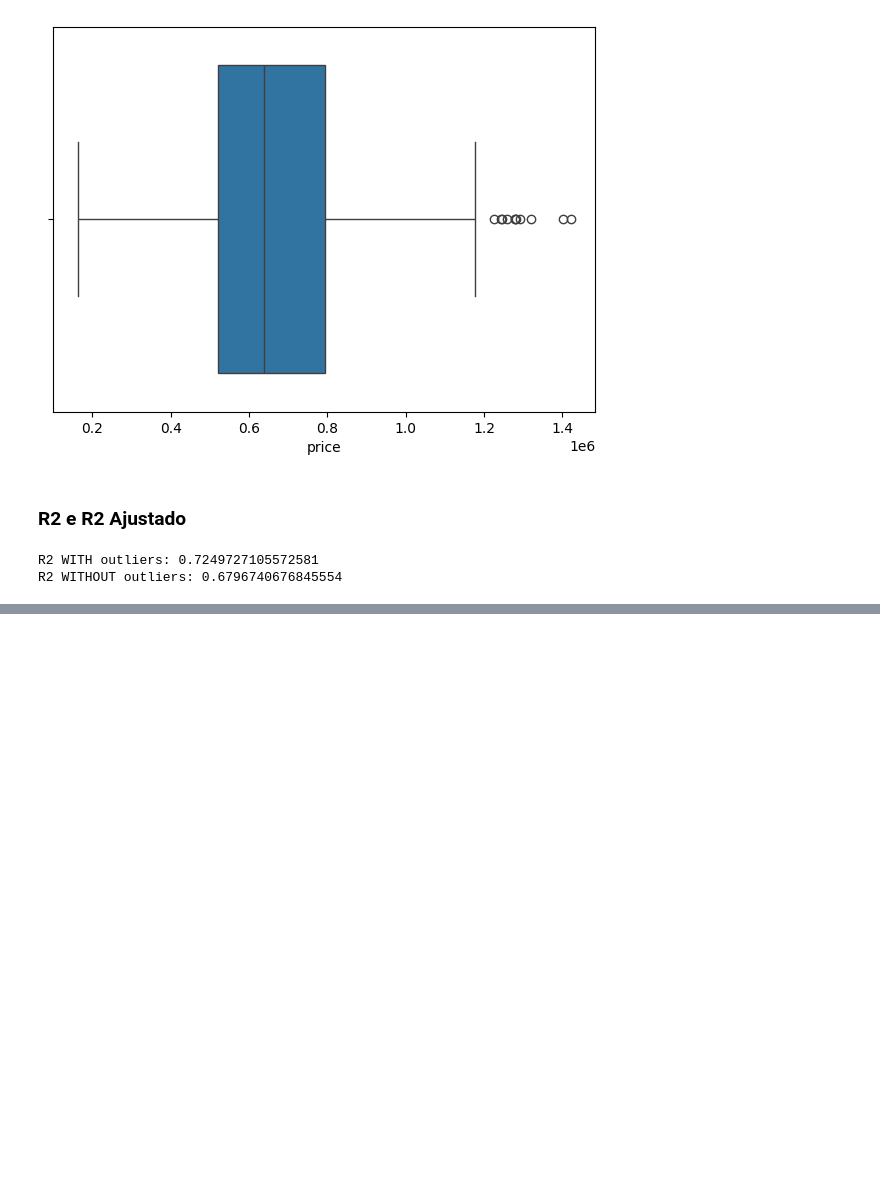
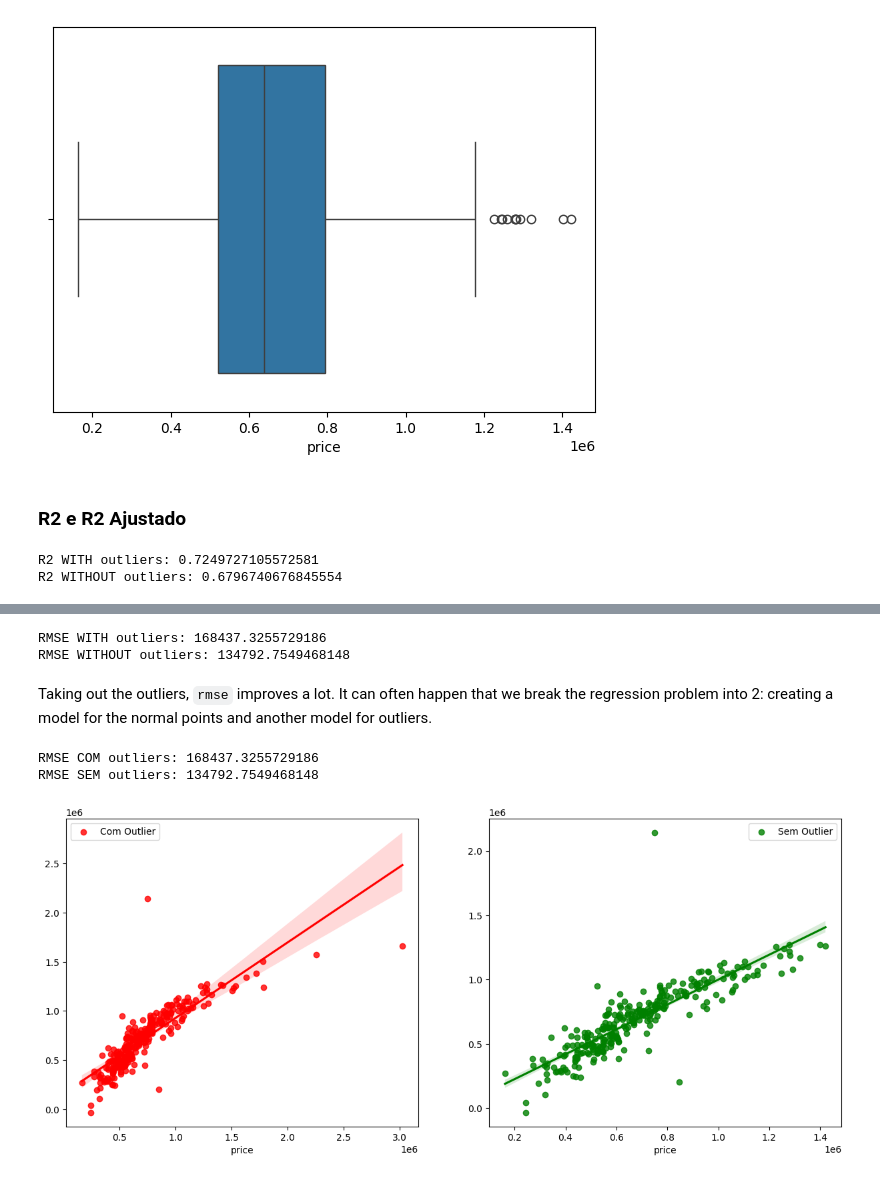
Before and after one commit to DellaCortef/supervised-learning-regression-reference, a Jupyter notebook: regression-I/regression-metrics.ipynb, the cells around one changed output, grey strips where cells are left out. Drawn from its saved outputs; the diff is of its cells as text; code cells hidden in the pictures; blank space fills up the shorter version.

Commit message:
creating Computing the Metrics

```diff
--- a/regression-I/regression-metrics.ipynb
+++ b/regression-I/regression-metrics.ipynb
@@ -326,0 +380,25 @@ TypeError: 'numpy.float64' object is not callable
+# %%
+rmse = mean_squared_error(y_expected, y_predict, squared=False)
+rmse_withou_outliers = mean_squared_error(y_expected_without_outlier, y_predict_without_outlier, squared=False)
+
+print('RMSE WITH outliers:', rmse)
+print('RMSE WITHOUT outliers:', rmse_withou_outliers)
+# %% [output]
+RMSE WITH outliers: 168437.3255729186
+RMSE WITHOUT outliers: 134792.7549468148
+# %% [markdown]
+Taking out the outliers, `rmse` improves a lot. It can often happen that we break the regression problem into 2: creating a model for the normal points and another model for outliers.
+# %%
+fig, ax = plt.subplots(nrows=1, ncols=2, figsize=(15,6))
+
+sns.regplot(x=y_expected, y=y_predict, label='Com Outlier', ax=ax[0], color='red');
+sns.regplot(x=y_expected_without_outlier, y=y_predict_without_outlier, label='Sem Outlier', ax=ax[1], color='green');
+ax[0].legend();
+ax[1].legend();
+
+print('RMSE COM outliers:', rmse)
+print('RMSE SEM outliers:', rmse_withou_outliers)
+# %% [output]
+RMSE COM outliers: 168437.3255729186
+RMSE SEM outliers: 134792.7549468148
+[figure, added]
```
Also changed, not shown: parts of 24 cells of this notebook.
